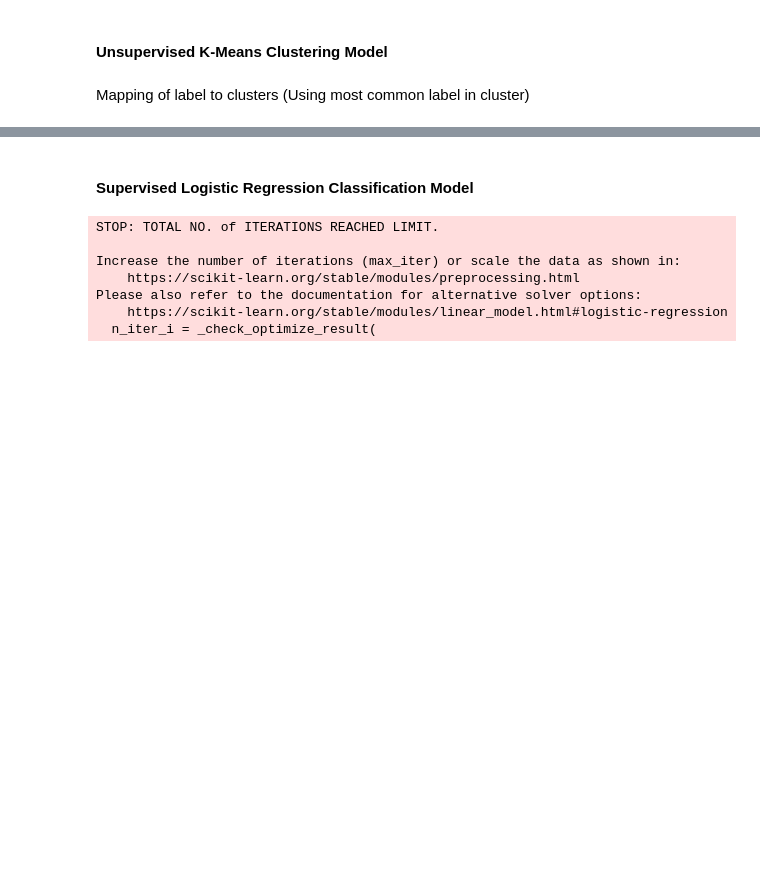
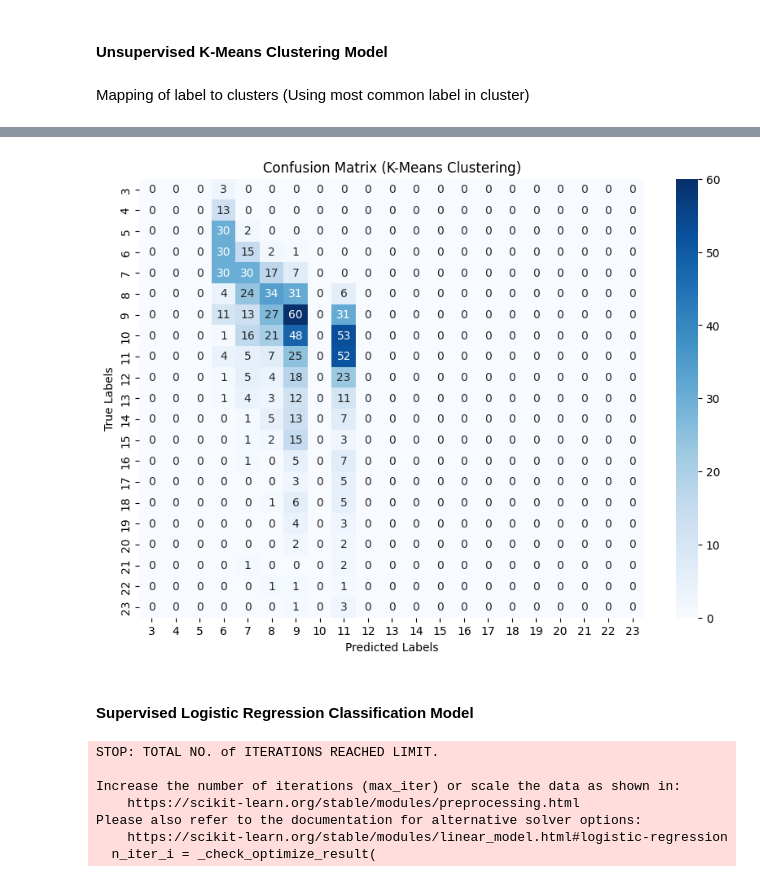
Before and after one commit to randallctc/D7041E_Mini_Project, a Jupyter notebook: abalone.ipynb, the cells around one changed output, grey strips where cells are left out. Drawn from its saved outputs; the diff is of its cells as text; code cells hidden in the pictures; blank space fills up the shorter version.

```diff
--- a/abalone.ipynb
+++ b/abalone.ipynb
@@ -99,3 +123,13 @@ Accuracy: 0.2691
+# %%
+confusion_matrix1 = confusion_matrix(y_test, kmeans_labels_test_mapped)
+plt.figure(figsize=(10, 7))
+sns.heatmap(confusion_matrix1, annot=True, fmt='d', cmap='Blues', xticklabels=np.unique(y_test), yticklabels=np.unique(y_test))
+plt.title("Confusion Matrix (K-Means Clustering)")
+plt.xlabel("Predicted Labels")
+plt.ylabel("True Labels")
+plt.show()
+# %% [output]
+[figure, added]
 # %% [markdown]
 #### Supervised Logistic Regression Classification Model
 # %%
```
Also changed, not shown: parts of 5 cells of this notebook, 1 other file.
